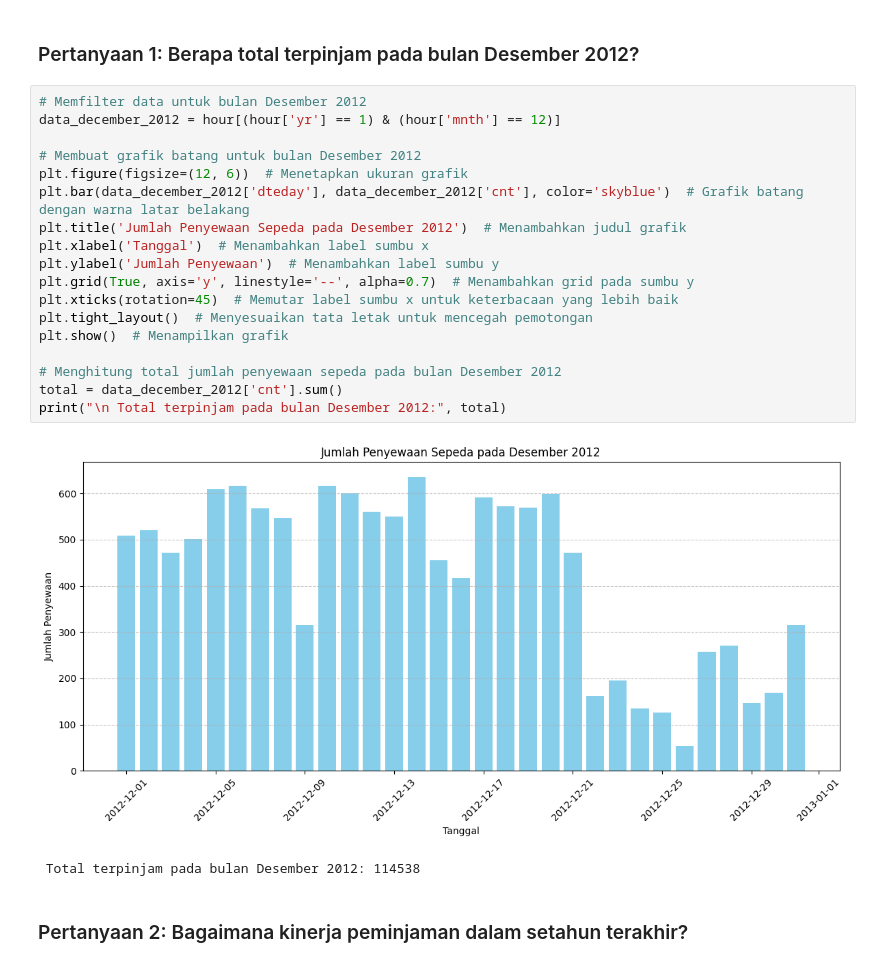
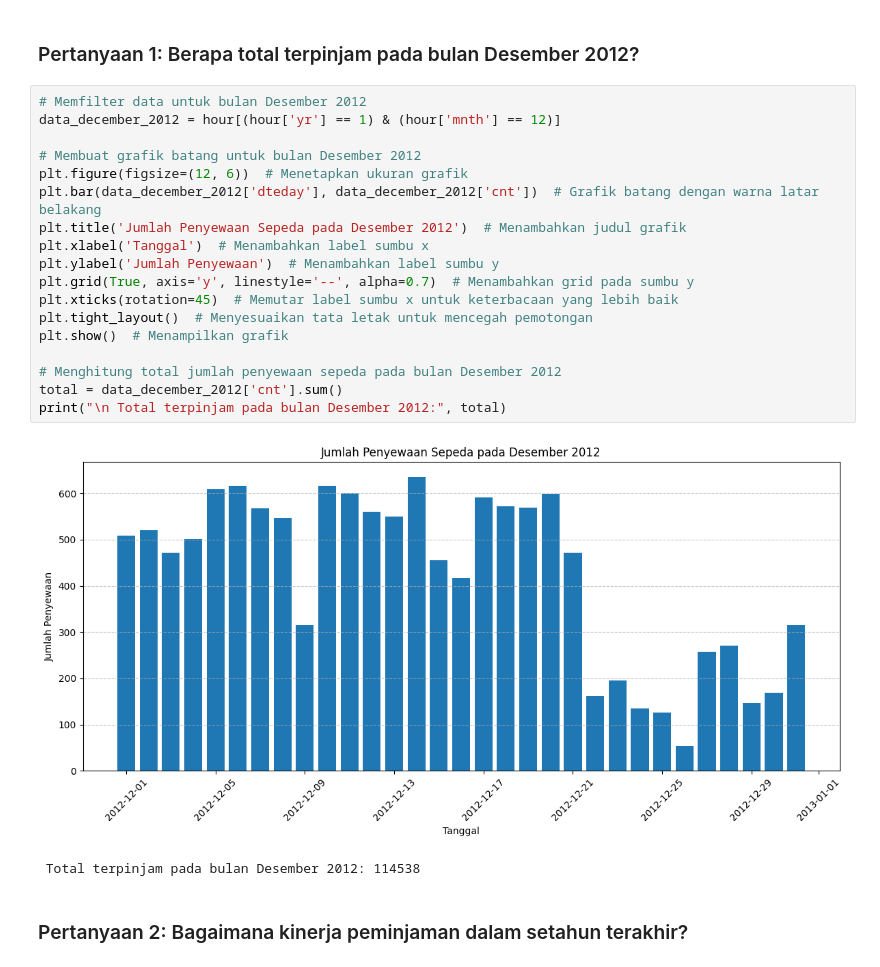
Before and after one commit to Ilhamokta74/Analisis-Data-dengan-Python, a Jupyter notebook: Belajar_Analisis_Data_dengan_Python.ipynb, the cells around one changed output. Drawn from its saved outputs; the diff is of its cells as text.

```diff
--- a/Belajar_Analisis_Data_dengan_Python.ipynb
+++ b/Belajar_Analisis_Data_dengan_Python.ipynb
@@ -348,23 +348,23 @@ plt.show()  # Menampilkan heatmap
 # %%
 # Memfilter data untuk bulan Desember 2012
 data_december_2012 = hour[(hour['yr'] == 1) & (hour['mnth'] == 12)]
 
 # Membuat grafik batang untuk bulan Desember 2012
 plt.figure(figsize=(12, 6))  # Menetapkan ukuran grafik
-plt.bar(data_december_2012['dteday'], data_december_2012['cnt'], color='skyblue')  # Grafik batang dengan warna latar belakang
+plt.bar(data_december_2012['dteday'], data_december_2012['cnt'])  # Grafik batang dengan warna latar belakang
 plt.title('Jumlah Penyewaan Sepeda pada Desember 2012')  # Menambahkan judul grafik
 plt.xlabel('Tanggal')  # Menambahkan label sumbu x
 plt.ylabel('Jumlah Penyewaan')  # Menambahkan label sumbu y
 plt.grid(True, axis='y', linestyle='--', alpha=0.7)  # Menambahkan grid pada sumbu y
 plt.xticks(rotation=45)  # Memutar label sumbu x untuk keterbacaan yang lebih baik
 plt.tight_layout()  # Menyesuaikan tata letak untuk mencegah pemotongan
 plt.show()  # Menampilkan grafik
 
 # Menghitung total jumlah penyewaan sepeda pada bulan Desember 2012
 total = data_december_2012['cnt'].sum()
 print("\n Total terpinjam pada bulan Desember 2012:", total)
 # %% [output]
-[figure, old version]
+[figure, new version]
  Total terpinjam pada bulan Desember 2012: 114538
 # %% [markdown]
 ### Pertanyaan 2: Bagaimana kinerja peminjaman dalam setahun terakhir?
```
Also changed, not shown: 1 other file.
